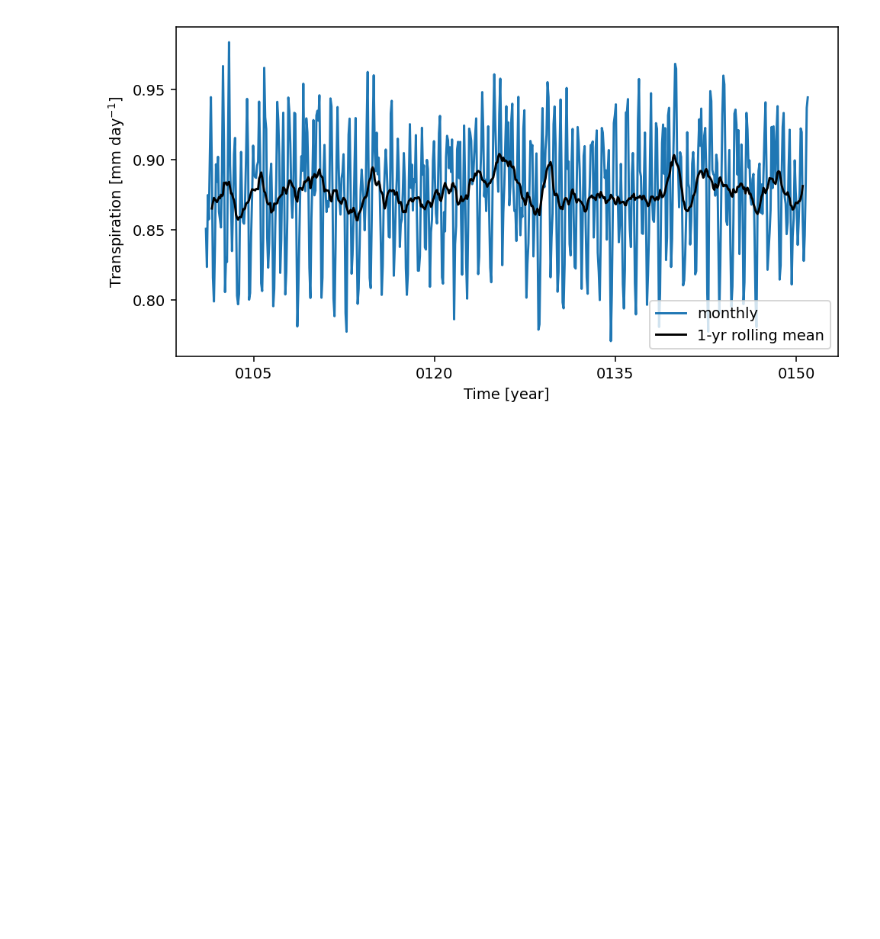
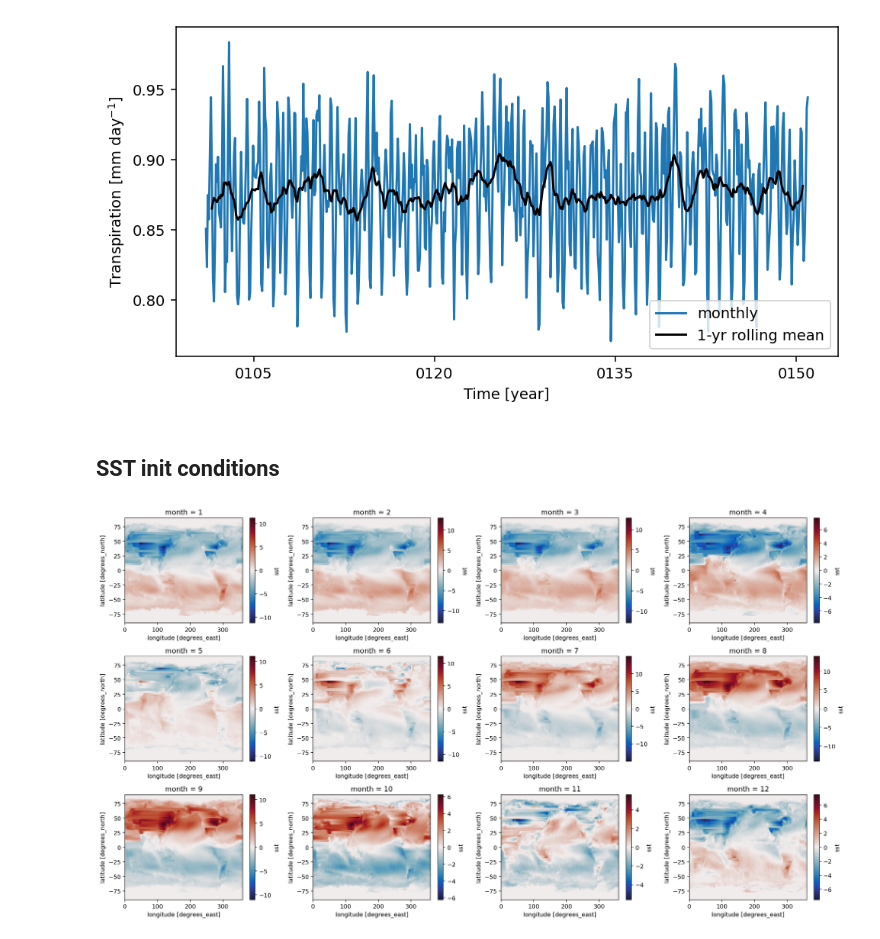
Before and after one commit to bbuchovecky/itcz_phys, a Jupyter notebook: notebooks/05_am2.5-spin-up.ipynb, the cells around one changed output. Cells and saved outputs as stored; diff of their text form; code cells hidden in the pictures; blank space fills up the shorter version.

Commit message:
examined SST initial conditions

```diff
--- a/notebooks/05_am2.5-spin-up.ipynb
+++ b/notebooks/05_am2.5-spin-up.ipynb
@@ -321,3 +314,19 @@ ax.legend(loc='lower right')
 # %% [output]
 <matplotlib.legend.Legend at 0x...>
 [figure]
+# %% [markdown]
+## SST init conditions
+# %%
+sst_init = xr.open_dataset('/tigress/wenchang/HIRAM/input_wy/FROM_AM4_default_input/v201906/hadisst_sst.clim.1986-2005.repeat.nc')['sst']
+sst_plus2k_init = xr.open_dataset('/tigress/wenchang/HIRAM/input_wy/FROM_AM4_default_input/v201906/hadisst_sst.clim.1986-2005.repeat.plus2K.nc')['sst']
+# %%
+fig,axes = plt.subplots(3,4,figsize=(18,10))
+ax = axes.ravel()
+
+monthly_sst = sst_init.groupby('time.month').mean()
+for m in range(12):
+    (monthly_sst.isel(month=m)-sst_init.mean(dim='time')).plot(ax=ax[m], cmap=cmo.balance)
+
+fig.tight_layout()
+# %% [output]
+[figure, added]
```
Also changed, not shown: parts of 8 cells of this notebook.
